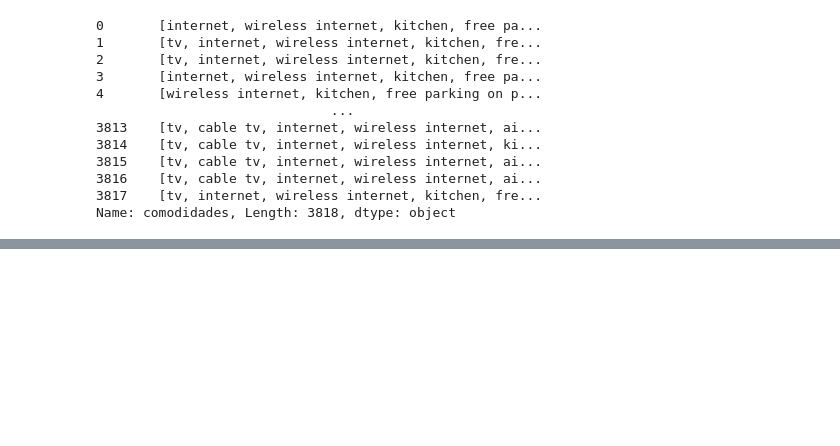
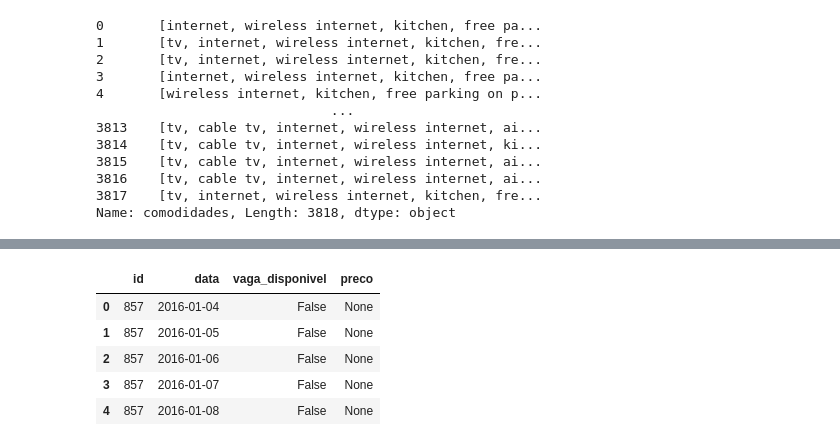
Before and after one commit to Uill-Iam/Estudo, a Jupyter notebook: Python/Data Science/Aplicacao_com_pandas/Transaformcao_manipulacao_dados/precificacao_imoveis.ipynb, the cells around one changed output, grey strips where cells are left out. Drawn from its saved outputs; the diff is of its cells as text; code cells hidden in the pictures; blank space fills up the shorter version.

```diff
--- a/Python/Data Science/Aplicacao_com_pandas/Transaformcao_manipulacao_dados/precificacao_imoveis.ipynb
+++ b/Python/Data Science/Aplicacao_com_pandas/Transaformcao_manipulacao_dados/precificacao_imoveis.ipynb
@@ -342,3 +342,12 @@ dados_hospedagem.head()
 | 2 | 10.0 | -- | 1 | [cozy, room, in, two-bedroom, apa... | [the, convenience, of, being, in,... | ... |
 | 3 | 10.0 | -- | 1 | [very, lovely, and, cozy, room, f... | [ballard, is, lovely, vibrant, an... | ... |
 | 4 | 10.0 | -- | 1 | [the, studio, at, mibbett, hollow... | [] | ... |
+# %%
+moveis_disponiveis.head()
+# %% [output]
+|  | id | data | vaga_disponivel | preco |
+| 0 | 857 | 2016-01-04 | False | None |
+| 1 | 857 | 2016-01-05 | False | None |
+| 2 | 857 | 2016-01-06 | False | None |
+| 3 | 857 | 2016-01-07 | False | None |
+| 4 | 857 | 2016-01-08 | False | None |
```
Also changed, not shown: parts of 7 cells of this notebook, 2 other files.
